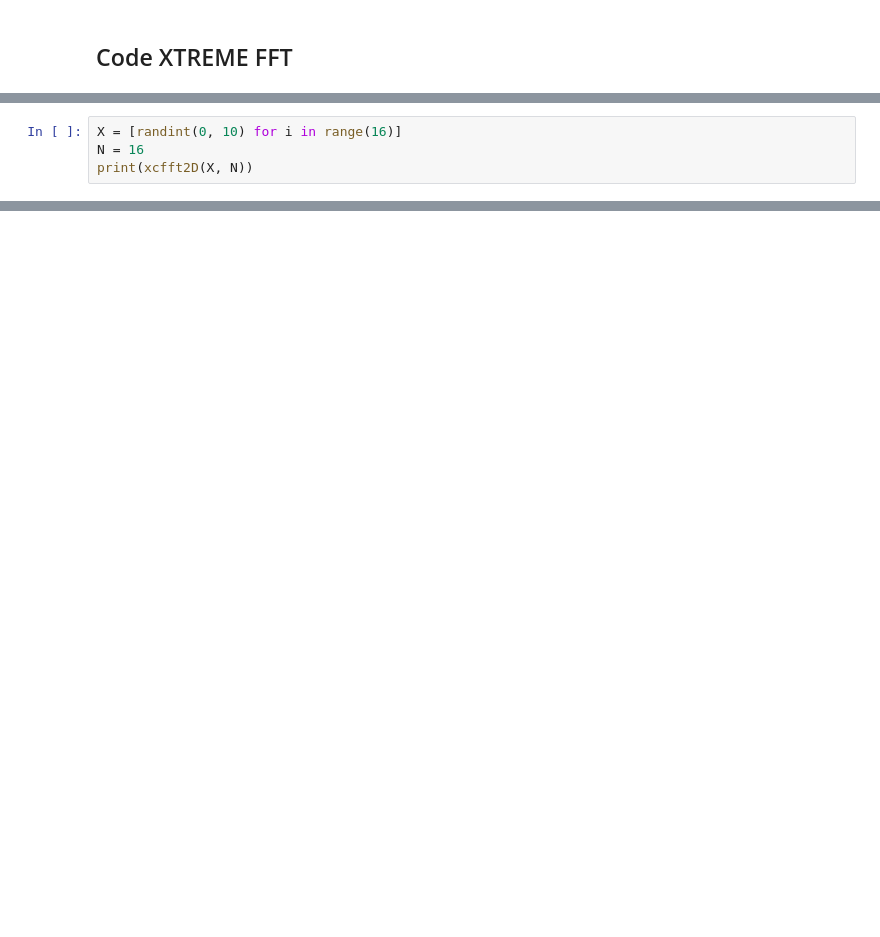
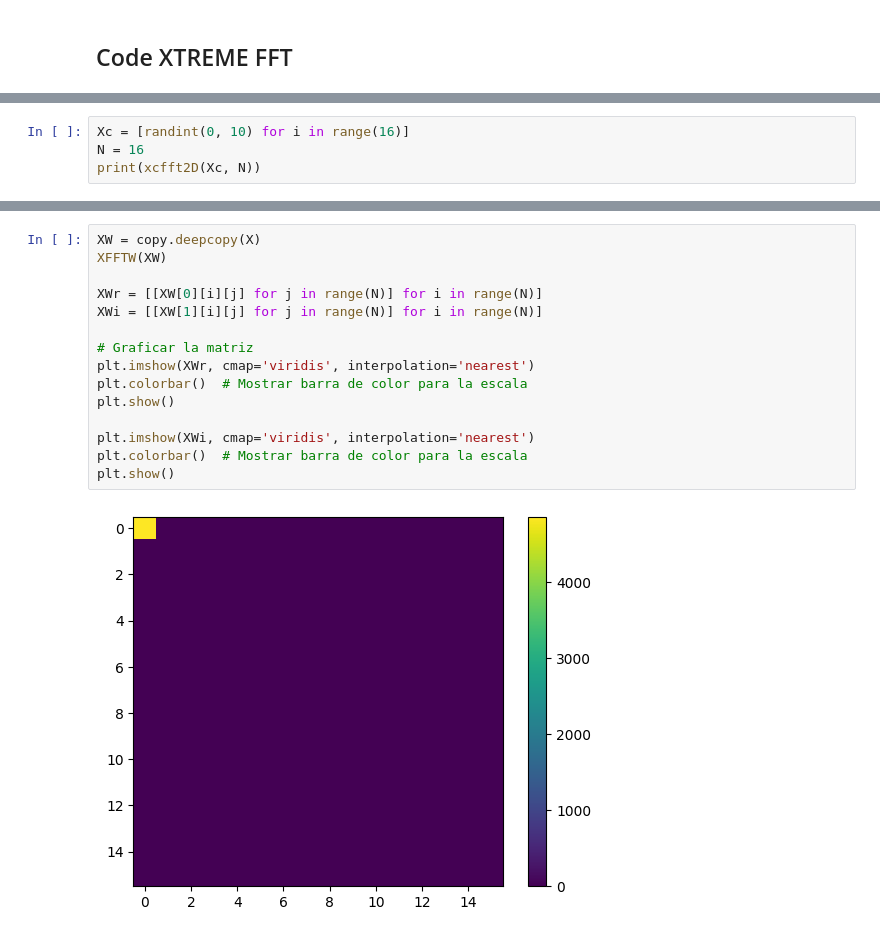
Before and after one commit to 0n1yIms/FFT, a Jupyter notebook: DFT/write.ipynb, the cells around one changed output, grey strips where cells are left out. Drawn from its saved outputs; the diff is of its cells as text; blank space fills up the shorter version.

Commit message:
update 2D XFFTW

```diff
--- a/DFT/write.ipynb
+++ b/DFT/write.ipynb
@@ -863,7 +890,7 @@ def xcfft2D(X, N):
 # %%
-X = [randint(0, 10) for i in range(16)]
+Xc = [randint(0, 10) for i in range(16)]
 N = 16
-print(xcfft2D(X, N))
+print(xcfft2D(Xc, N))
 # %% [output]
 a0 = 0
 a1 = 0
@@ -884,0 +1364,17 @@ Xo[1][15][15] = a31
+# %%
+XW = copy.deepcopy(X)
+XFFTW(XW)
+
+XWr = [[XW[0][i][j] for j in range(N)] for i in range(N)]
+XWi = [[XW[1][i][j] for j in range(N)] for i in range(N)]
+
+# Graficar la matriz
+plt.imshow(XWr, cmap='viridis', interpolation='nearest')
+plt.colorbar()  # Mostrar barra de color para la escala
+plt.show()
+
+plt.imshow(XWi, cmap='viridis', interpolation='nearest')
+plt.colorbar()  # Mostrar barra de color para la escala
+plt.show()
+# %% [output]
+[figure, added]
```
Also changed, not shown: parts of 11 cells of this notebook.
